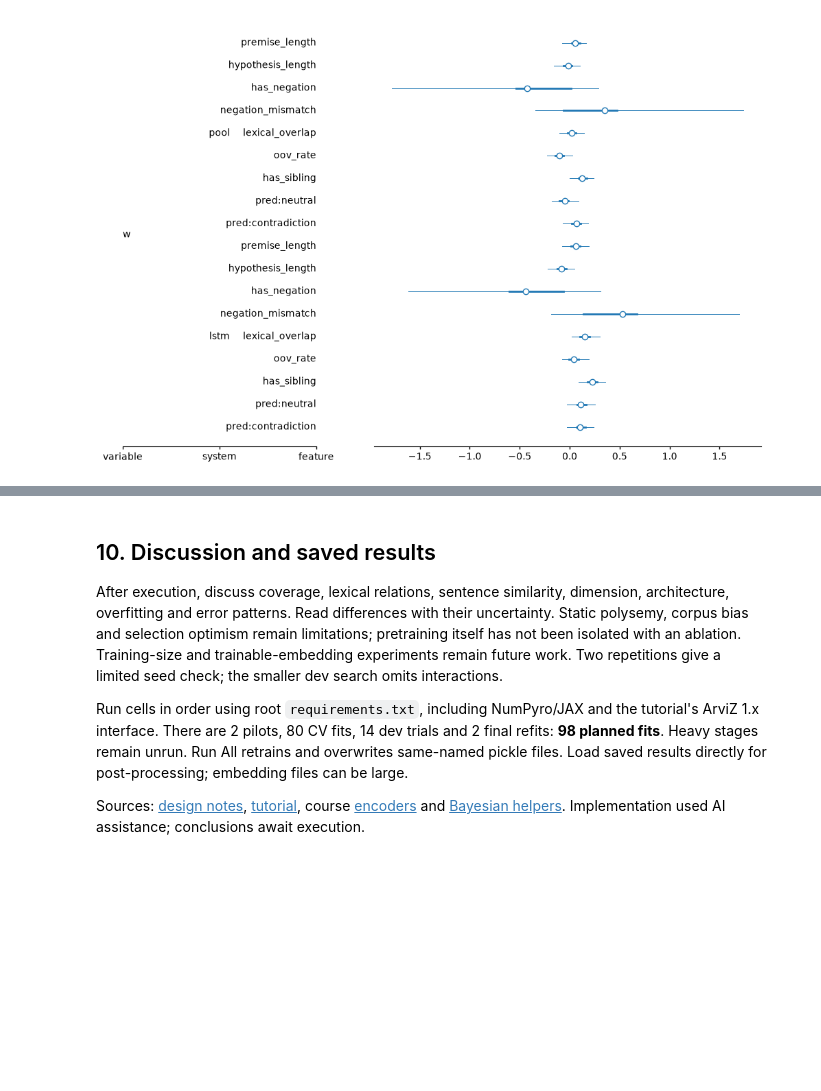
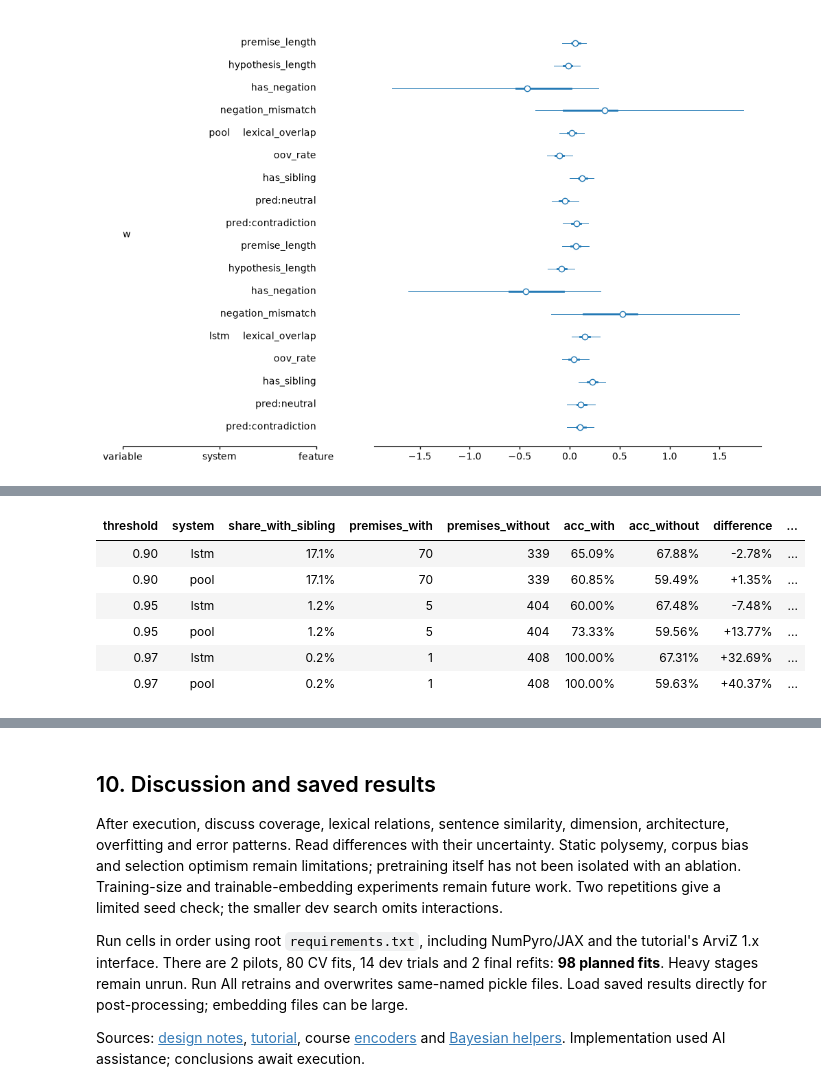
Before and after one commit to liangzaitz/nlp1-student-gp57, a Jupyter notebook: part2/project2_results/project2_executed.ipynb, the cells around one changed output, grey strips where cells are left out. Saved outputs shown, nothing was run; the diff lists cells and outputs as text; code cells hidden in the pictures; blank space fills up the shorter version.

```diff
--- a/part2/project2_results/project2_executed.ipynb
+++ b/part2/project2_results/project2_executed.ipynb
@@ -868,7 +940,7 @@ limit. Rank checkpoints by dev accuracy, NLL and trial name. Save nonfinite
 trials. Dev scores are optimistic selection scores. This smaller search does
 not test interactions or combine separately promising changes.
 # %%
-tuning_rows, tuned = [], {}
+tuning_rows, tuned = {}, {}
 for family in ['pool', 'lstm']:
     base = CANDIDATES[selected[family]]
     options = {'incumbent': dict(base)}
@@ -1253,0 +1422,86 @@ for variable in ['sys_shift','accuracy','w']:
+# %%
+import sys, pickle
+import numpy as np
+import pandas as pd
+from pathlib import Path
+from IPython.display import display
+
+ROOT = '/home/scur0565/nlp1-student-gp57'
+sys.path.insert(0, ROOT)
+from part2 import clslib
+
+THRESHOLDS = [0.90, 0.95, 0.97]   # edit this list to try other cutoffs
+SCRATCH = Path('/scratch-shared/scur0565/project2/RESULTS')
+SELECTED = Path(ROOT) / 'part2/project2_results/RESULTS_selected'
+
+with open(SELECTED / 'qualitative_errors.pkl', 'rb') as f:
+    df = pickle.load(f)
+with open(SCRATCH / 'train_dev_tokens.pkl', 'rb') as f:
+    train_premises = pickle.load(f)['train', 'pool']['premise']
+with open(SCRATCH / 'glove_300.pkl', 'rb') as f:
+    emb = pickle.load(f)
+
+tokenizer = clslib.BasicTokenizer(lowercase=True, remove_punct=True, remove_stopwords=True)
+
+def pooled(token_lists):
+    return np.stack([emb.vectors[[emb.index(w) for w in s] or [emb.vocab.default_index]].mean(0)
+                     for s in token_lists]).astype(np.float32)
+
+def unit(x):
+    return x / np.maximum(np.linalg.norm(x, axis=1, keepdims=True), 1e-12)
+
+
+
+# training premises (each appears in several pairs, so deduplicate)
+unique_train = list({tuple(s): s for s in train_premises}.values())
+train_vectors = unit(pooled(unique_train))
+
+# nearest training premise for each distinct test premise (computed once)
+test_premises = df['premise'].drop_duplicates().tolist()
+test_vectors = unit(pooled([tokenizer.tokens(t) for t in test_premises]))
+premise_cosine = pd.Series((test_vectors @ train_vectors.T).max(1), index=test_premises)
+df = df.copy()
+df['premise_cosine'] = df['premise'].map(premise_cosine)
+
+def analyse(d, n_boot=5000):
+    """Accuracy with vs without a premise sibling; bootstrap over premises."""
+    rng = np.random.default_rng(0)
+    per = d.groupby('premise').agg(n=('correct', 'size'), c=('correct', 'sum'), flag=('premise_sibling', 'first'))
+    yes, no = per[per.flag.eq(1)], per[per.flag.eq(0)]
+    out = {'premises_with': len(yes), 'premises_without': len(no),
+           'acc_with': yes.c.sum() / yes.n.sum() if len(yes) else np.nan,
+           'acc_without': no.c.sum() / no.n.sum() if len(no) else np.nan,
+           'difference': np.nan, 'ci_low': np.nan, 'ci_high': np.nan}
+    if len(yes) and len(no):
+        yn, yc, nn, nc = yes.n.to_numpy(), yes.c.to_numpy(), no.n.to_numpy(), no.c.to_numpy()
+        ia = rng.integers(0, len(yn), (n_boot, len(yn)))
+        ib = rng.integers(0, len(nn), (n_boot, len(nn)))
+        diffs = yc[ia].sum(1) / yn[ia].sum(1) - nc[ib].sum(1) / nn[ib].sum(1)
+        out['difference'] = out['acc_with'] - out['acc_without']
+        out['ci_low'], out['ci_high'] = np.percentile(diffs, [2.5, 97.5])
+    return out
+
+rows, two_by_two = [], {}
+for thr in THRESHOLDS:
+    d_thr = df.assign(premise_sibling=(df['premise_cosine'] >= thr).astype(int),
+                      hypothesis_sibling=(df['sibling_cosine'] >= thr).astype(int))
+    for system, d in d_thr.groupby('system'):
+        rows.append({'threshold': thr, 'system': system, **analyse(d)})
+    two_by_two[thr] = (d_thr.groupby(['system', 'hypothesis_sibling', 'premise_sibling'])
+                            .agg(rows=('correct', 'size'), accuracy=('correct', 'mean')).reset_index())
+
+results = pd.DataFrame(rows)
+results['share_with_sibling'] = results.premises_with / (results.premises_with + results.premises_without)
+columns = ['threshold', 'system', 'share_with_sibling', 'premises_with', 'premises_without',
+           'acc_with', 'acc_without', 'difference', 'ci_low', 'ci_high']
+
+print('Accuracy with vs without a premise sibling, by threshold')
+display(results[columns].style.hide(axis='index').format({
+    'threshold': '{:.2f}', 'share_with_sibling': '{:.1%}',
+    'acc_with': '{:.2%}', 'acc_without': '{:.2%}',
+    'difference': '{:+.2%}', 'ci_low': '{:+.2%}', 'ci_high': '{:+.2%}'}, na_rep='—'))
+
+for thr, table in two_by_two.items():
+    print(f'Hypothesis sibling x premise sibling at cosine >= {thr:.2f}')
+    display(table.style.hide(axis='index').format({'accuracy': '{:.2%}'}))
+# %% [output]
@@ -1253,0 +1509,7 @@ for variable in ['sys_shift','accuracy','w']:
+| threshold | system | share_with_sibling | premises_with | premises_without | acc_with | acc_without | difference | ... |
+| 0.90 | lstm | 17.1% | 70 | 339 | 65.09% | 67.88% | -2.78% | ... |
+| 0.90 | pool | 17.1% | 70 | 339 | 60.85% | 59.49% | +1.35% | ... |
+| 0.95 | lstm | 1.2% | 5 | 404 | 60.00% | 67.48% | -7.48% | ... |
+| 0.95 | pool | 1.2% | 5 | 404 | 73.33% | 59.56% | +13.77% | ... |
+| 0.97 | lstm | 0.2% | 1 | 408 | 100.00% | 67.31% | +32.69% | ... |
+| 0.97 | pool | 0.2% | 1 | 408 | 100.00% | 59.63% | +40.37% | ... |
```
Also changed, not shown: parts of 6 cells of this notebook, 7 other files.
